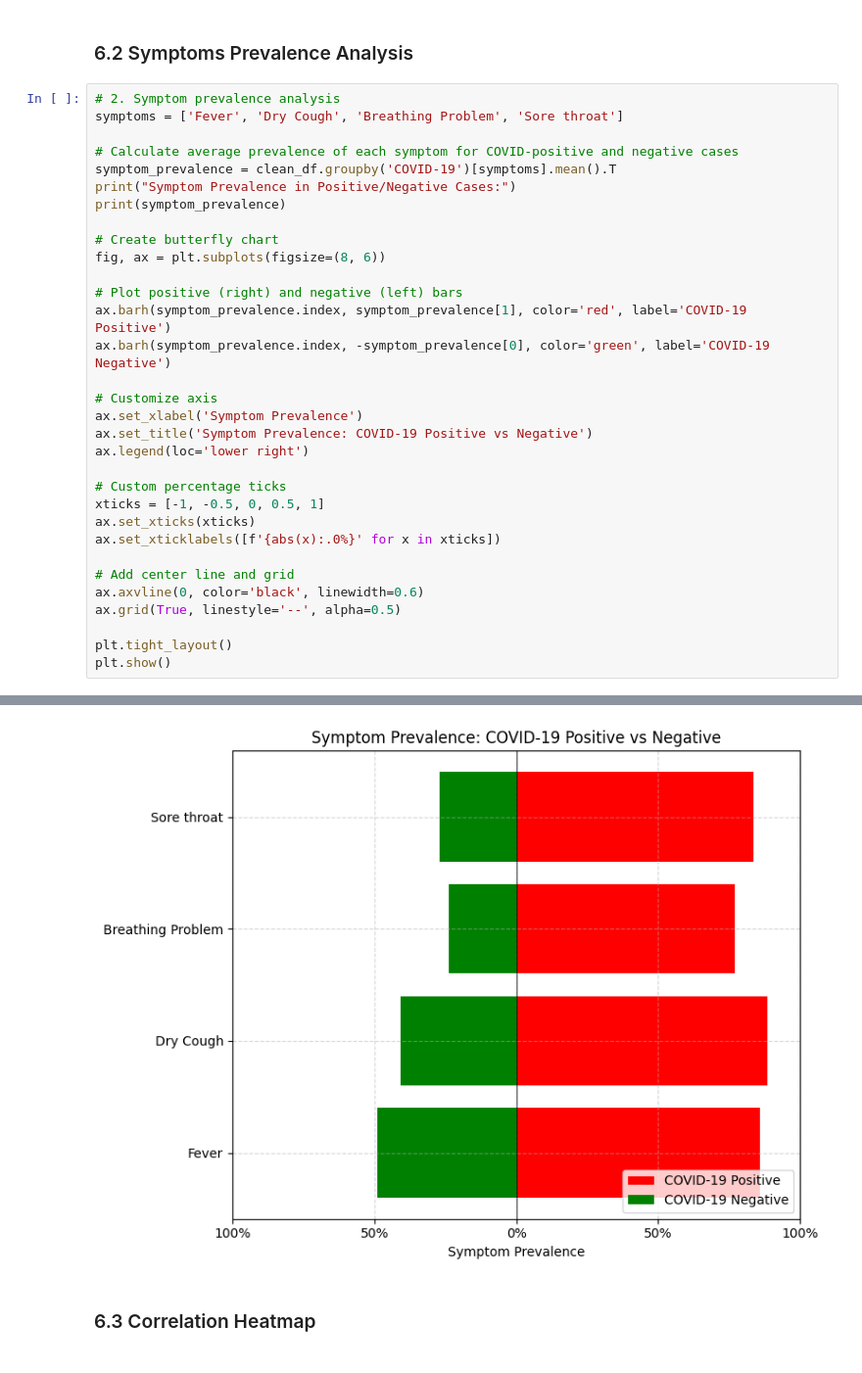
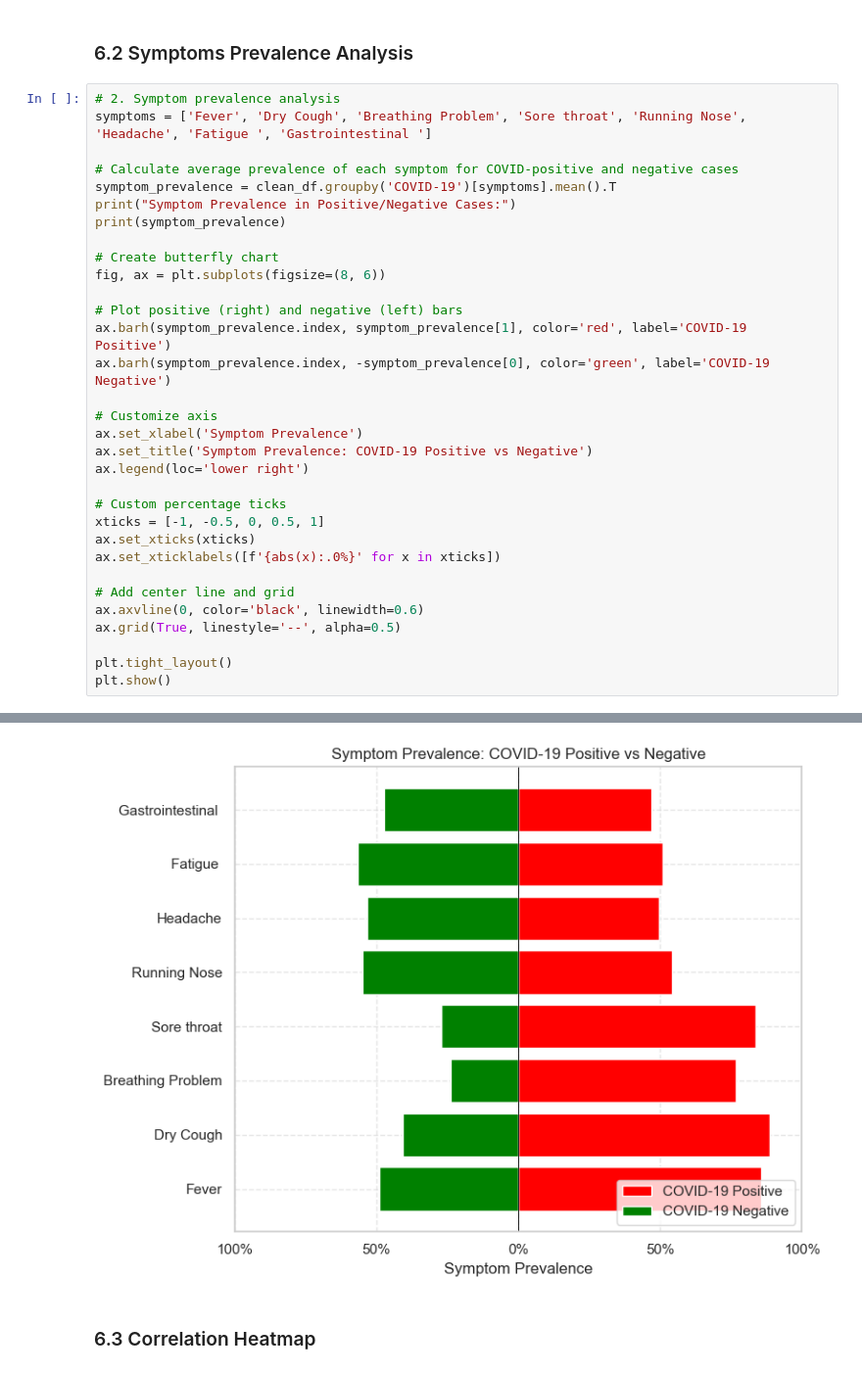
Before and after one commit to IzamAriff/BDA_PROJECT, a Jupyter notebook: main.ipynb, the cells around one changed output, grey strips where cells are left out. Shown at 98% size. Drawn from its saved outputs; the diff is of its cells as text.

```diff
--- a/main.ipynb
+++ b/main.ipynb
@@ -325,7 +325,7 @@ plt.show()
 ### 6.2 Symptoms Prevalence Analysis
 # %%
 # 2. Symptom prevalence analysis
-symptoms = ['Fever', 'Dry Cough', 'Breathing Problem', 'Sore throat']
+symptoms = ['Fever', 'Dry Cough', 'Breathing Problem', 'Sore throat', 'Running Nose', 'Headache', 'Fatigue ', 'Gastrointestinal ']
 
 # Calculate average prevalence of each symptom for COVID-positive and negative cases
 symptom_prevalence = clean_df.groupby('COVID-19')[symptoms].mean().T
@@ -365,4 +369,4 @@ Sore throat        0.270219  0.837098
-[figure, old version]
+[figure, new version]
 # %% [markdown]
 ### 6.3 Correlation Heatmap
 # %%
```
Also changed, not shown: parts of 9 cells of this notebook.
